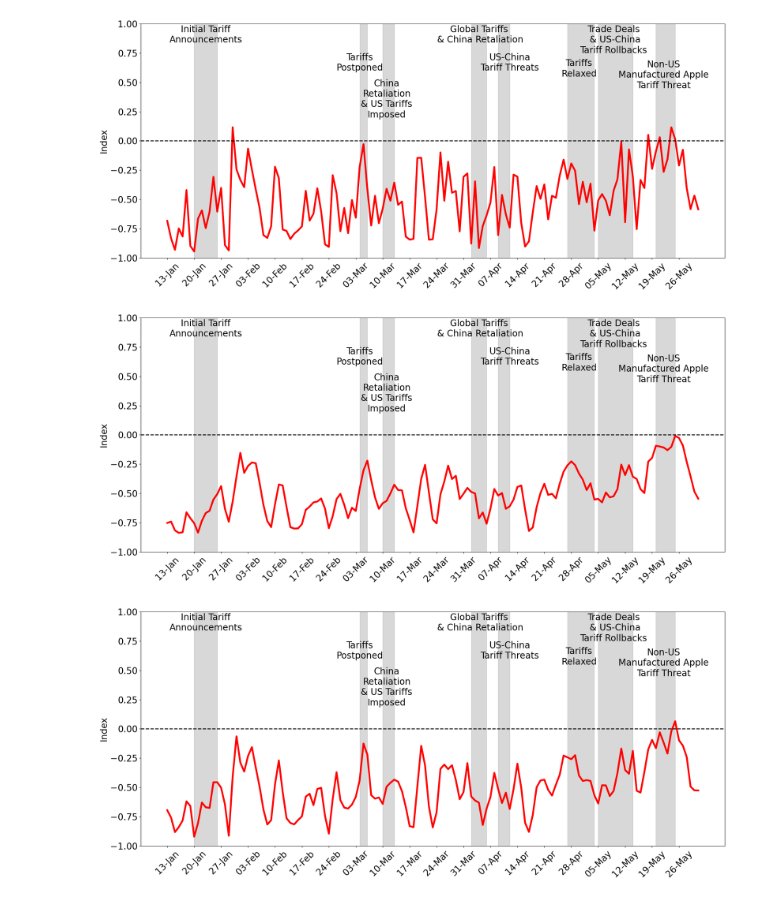
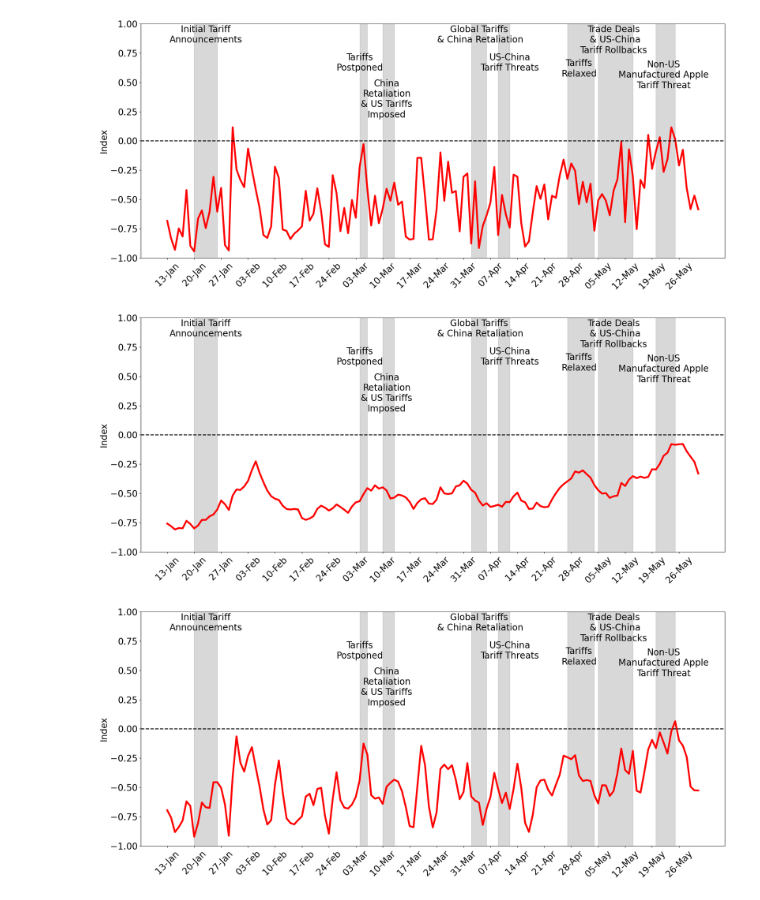
Before and after one commit to isom-ds/youtube-emotion-financial-modelling, a Jupyter notebook: 300_index_module.ipynb, the cells around one changed output. Saved outputs shown, nothing was run; the diff lists cells and outputs as text; code cells hidden in the pictures.

```diff
--- a/300_index_module.ipynb
+++ b/300_index_module.ipynb
@@ -741,6 +766,9 @@ for i in topic_cols:
 print("\n------\nComments & Replies\n------")
 for i in topic_cols:
     print(f"{i}: {len(df_comments_emo[i].unique())} unique values")
+print("\n------\nALL\n------")
+for i in topic_cols:
+    print(f"{i}: {len(set(list(df_comments_emo[i].unique())+list(df_transcripts_emo[i].unique())))} unique values")
 # %% [output]
 ------
 Transcripts
@@ -762,8 +788,8 @@ topic_level_2: 77 unique values
 topic_level_3: 208 unique values
 topic_level_4: 898 unique values
 # %%
-topic_list_transcripts = df_transcripts_emo['topic_level_0'].unique().tolist()
-topic_list_comments = df_comments_emo['topic_level_0'].unique().tolist()
+topic_list_transcripts = [i for i in df_transcripts_emo['topic_level_0'].unique().tolist() if i]
+topic_list_comments = [i for i in df_comments_emo['topic_level_0'].unique().tolist() if i]
 # %%
 # combine topic lists
 topic_list = list(set(topic_list_transcripts) | set(topic_list_comments))
@@ -988,13 +1262,13 @@ plot_epi_topic_weighted(
 # %%
 # Create rolling 3-day window average for epi_weights
 epi_weights_MA3 = epi_weights.copy()
-epi_weights_MA3['epi_weighted'] = epi_weights['epi_weighted'].rolling(window=3).mean()
+epi_weights_MA3['epi_weighted'] = epi_weights['epi_weighted'].rolling(window=7).mean()
 
 plot_epi_topic_weighted(
     epi_weights_MA3[(epi_weights_MA3.date >= pd.to_datetime("2025-01-13")) & (epi_weights_MA3.date <= pd.to_datetime(end_date))]
 )
 # %% [output]
-[figure, old version]
+[figure, new version]
 # %%
 # Create rolling 2-day window average for epi_weights
 epi_weights_MA2 = epi_weights.copy()
```
Also changed, not shown: parts of 11 cells of this notebook, 1 other file.
